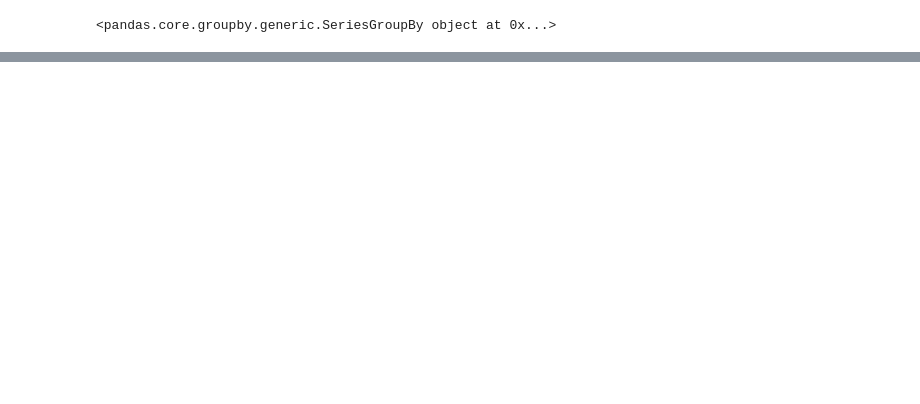
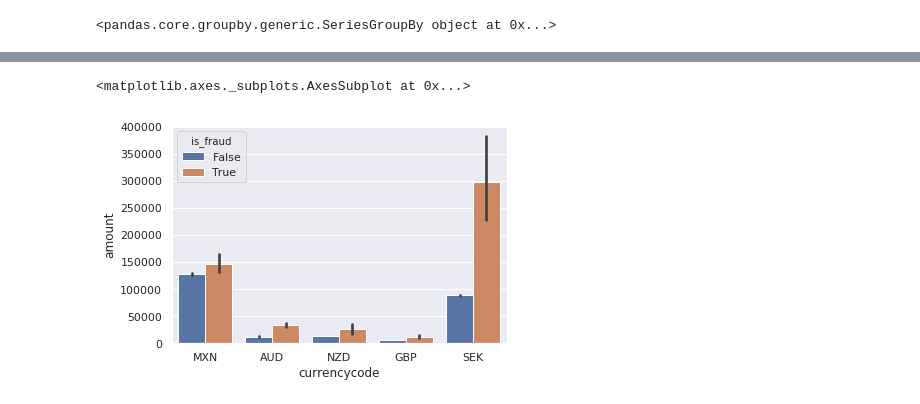
Before and after one commit to mennobo/CS4035_CDA_3, a Jupyter notebook: Assignment1/Untitled.ipynb, the cells around one changed output, grey strips where cells are left out. Drawn from its saved outputs; the diff is of its cells as text; code cells hidden in the pictures; blank space fills up the shorter version.

```diff
--- a/Assignment1/Untitled.ipynb
+++ b/Assignment1/Untitled.ipynb
@@ -123,0 +131,13 @@ import seaborn as sns
+# %%
+# First remove the refused transactions
+df = df[df['simple_journal'] != 'Refused']
+
+# Now we add a column to all the data containing the transacted amount in GBP.
+def convert_currency(row):
+    coversion_dict = {'SEK':0.08766,'MXN':0.04057,'AUD':0.5715,'NZD':0.5327,'GBP':1}
+    currency = row['currencycode']
+    amount = row['amount']
+    return round(amount * coversion_dict[currency])
+
+df['amount_convert'] = df.apply(lambda x: convert_currency(x), axis=1)
+df.head()
@@ -123,0 +156,14 @@ import seaborn as sns
+# %%
+## Visualize fraud vs amounts
+df['is_fraud'] = df['simple_journal'].apply(lambda x: x=='Chargeback')
+
+import seaborn as sns
+sns.set(color_codes=True)
+g = sns.FacetGrid(df, col="is_fraud", size=6,hue='is_fraud', sharex=True, xlim=100000)
+g.map(sns.distplot,"amount_convert", kde=True)
+g.set(xticks=range(0,100000, 10000))
+g.set_titles('Fraud: {col_name}')
+
+print(f"mean: \n#{df.groupby(by=['is_fraud'])['amount'].mean()}\n")
+print(f"std: \n#{df.groupby(by=['is_fraud'])['amount'].std()}\n")
+print(f"max amount: \n#{df.groupby(by=['is_fraud'])['amount'].max()}\n")
@@ -123,0 +203,6 @@ import seaborn as sns
+# %%
+# Bar plot of fraud vs legit
+sns.barplot(data=df, x="currencycode", y="amount", hue="is_fraud")
+# %% [output]
+<matplotlib.axes._subplots.AxesSubplot at 0x...>
+[figure, added]
```
Also changed, not shown: parts of 14 cells of this notebook.
